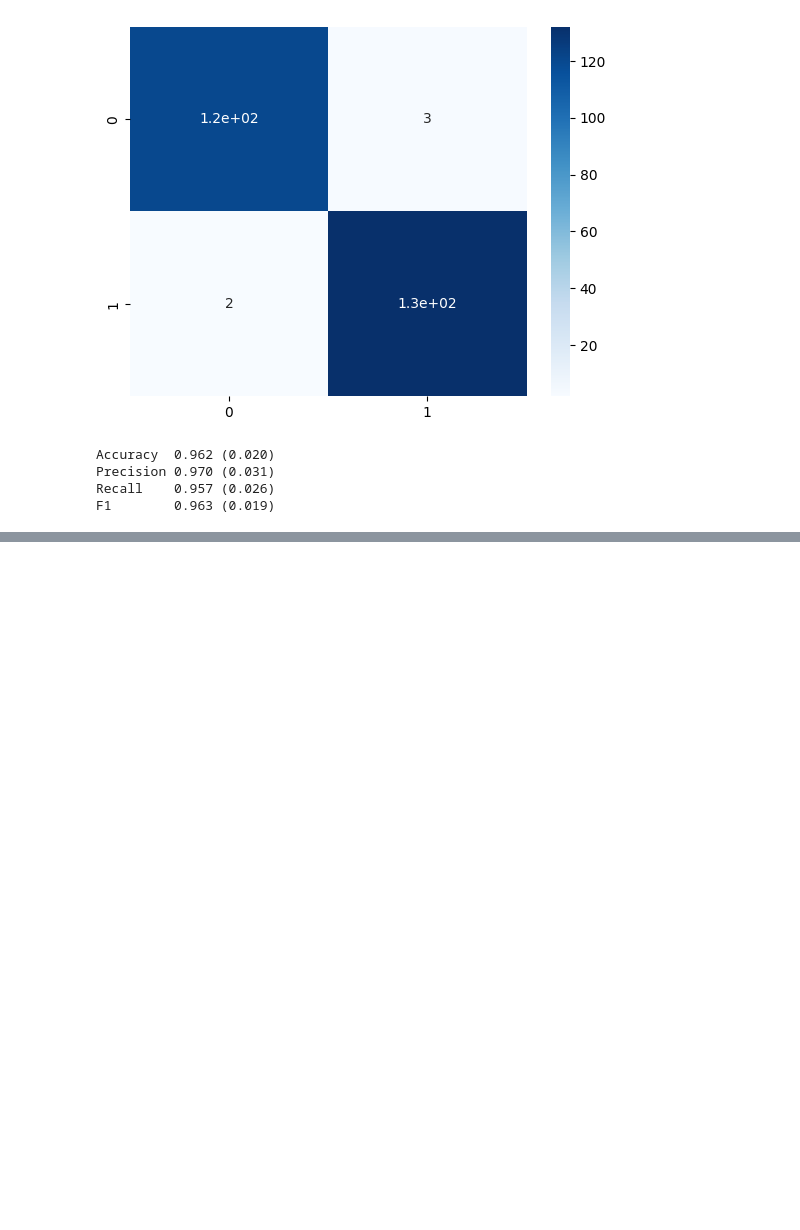
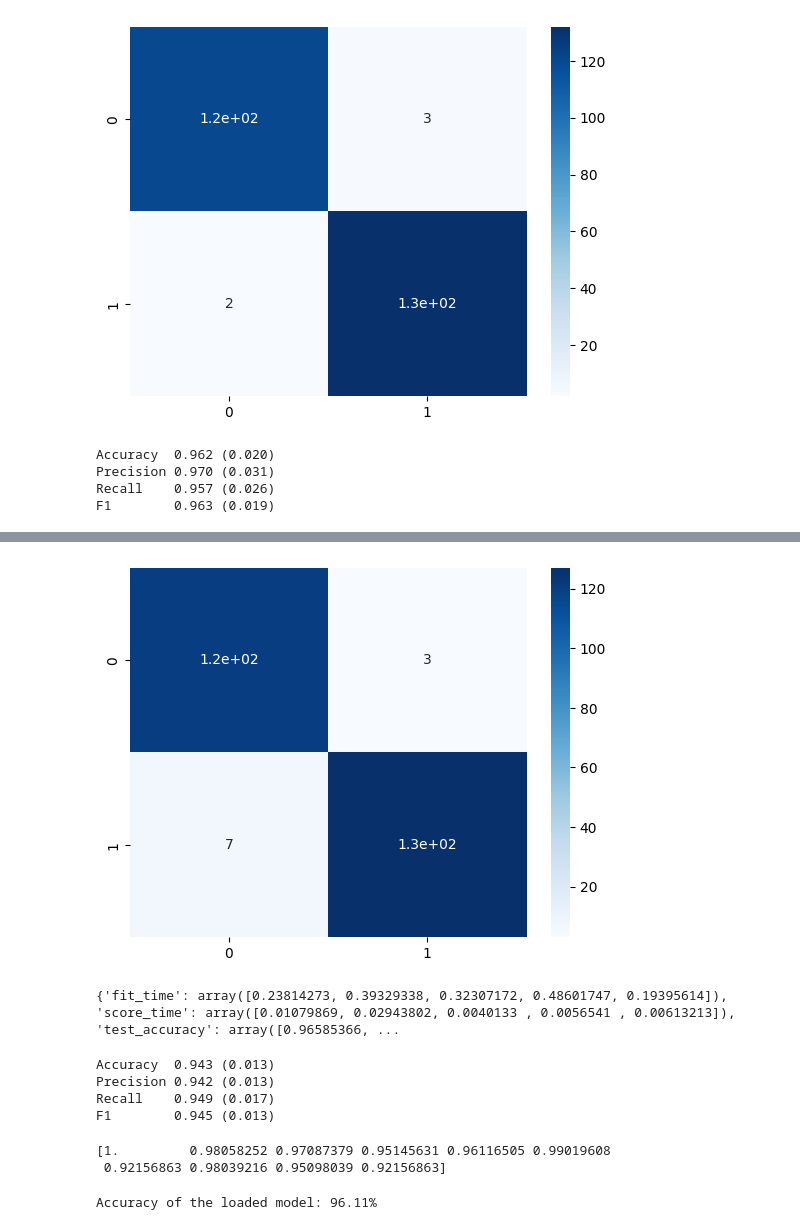
Before and after one commit to mahingaRodin/Disease-Predictor, a Jupyter notebook: HeartDiseasePredictor/heart_disease_prediction_logistic_regression.ipynb, the cells around one changed output, grey strips where cells are left out. Drawn from its saved outputs; the diff is of its cells as text; code cells hidden in the pictures; blank space fills up the shorter version.

Commit message:
"updated the diabetes model and tested the heart model to 96.11% and saved "

```diff
--- a/HeartDiseasePredictor/heart_disease_prediction_logistic_regression.ipynb
+++ b/HeartDiseasePredictor/heart_disease_prediction_logistic_regression.ipynb
@@ -304,0 +353,4 @@ F1        0.963 (0.019)
+# %%
+gbc_best = GradientBoostingClassifier(learning_rate=0.01,max_depth=5,n_estimators=100)
+# %%
+gbc_best.fit(X_train,y_train)
@@ -304,0 +359,2 @@ F1        0.963 (0.019)
+# %%
+y_pred = gbc_best.predict(X_test)
@@ -304,0 +372,49 @@ F1        0.963 (0.019)
+# %%
+cm = metrics.confusion_matrix(y_test, y_pred)
+sns.heatmap(cm, annot=True, cmap="Blues");
+# %% [output]
+[figure, added]
+# %%
+from sklearn.impute import SimpleImputer
+from sklearn.model_selection import cross_validate
+from sklearn.ensemble import GradientBoostingClassifier
+
+# Create the imputer (using mean strategy)
+imputer = SimpleImputer(strategy='mean')
+
+# Impute the missing values in X
+X_imputed = imputer.fit_transform(X)
+
+# Now perform cross-validation
+cv_gbc_best = cross_validate(gbc_best, X_imputed, y, cv=5, scoring=scoring)
+
+# Print results
+print(cv_gbc_best)
+# %% [output]
+{'fit_time': array([0.23814273, 0.39329338, 0.32307172, 0.48601747, 0.19395614]), 'score_time': array([0.01079869, 0.02943802, 0.0040133 , 0.0056541 , 0.00613213]), 'test_accuracy': array([0.96585366, ...
+# %%
+printResults(cv_gbc_best)
+# %% [output]
+Accuracy  0.943 (0.013)
+Precision 0.942 (0.013)
+Recall    0.949 (0.017)
+F1        0.945 (0.013)
+# %%
+from sklearn.impute import SimpleImputer
+from sklearn.model_selection import cross_val_score
+from sklearn.ensemble import GradientBoostingClassifier
+
+# Create an imputer to fill missing values with the mean
+imputer = SimpleImputer(strategy='mean')
+
+# Impute missing values in X
+X_imputed = imputer.fit_transform(X)
+
+# Now run cross-validation with the imputed data
+accuracies = cross_val_score(gbc_best, X_imputed, y, cv=10)
+
+# Print accuracies
+print(accuracies)
+# %% [output]
+[1.         0.98058252 0.97087379 0.95145631 0.96116505 0.99019608
+ 0.92156863 0.98039216 0.95098039 0.92156863]
@@ -304,0 +426,18 @@ F1        0.963 (0.019)
+# %%
+import pickle
+from sklearn.metrics import accuracy_score
+
+# Load the saved model
+with open('heart-model.pkl', 'rb') as model_file:
+    loaded_rf = pickle.load(model_file)
+
+# Make predictions using the loaded model
+Y_pred_loaded_rf = loaded_rf.predict(X_test)
+
+# Ensure y_test is your target labels for the test set
+# Evaluate the loaded model
+loaded_accuracy = round(accuracy_score(Y_pred_loaded_rf, y_test) * 100, 2)  # y_test is your true labels
+
+print(f"Accuracy of the loaded model: {loaded_accuracy}%")
+# %% [output]
+Accuracy of the loaded model: 96.11%
```
Also changed, not shown: parts of 8 cells of this notebook, 2 other files.
